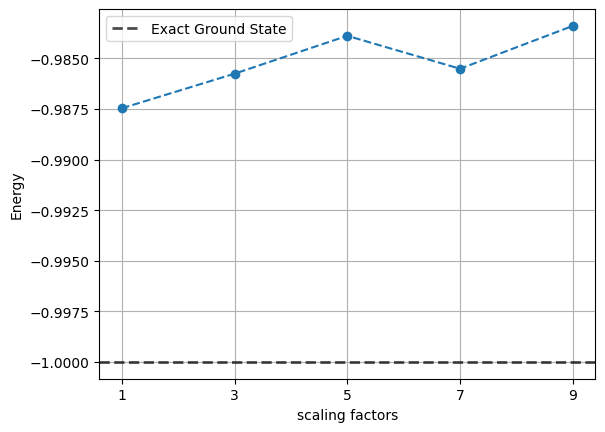
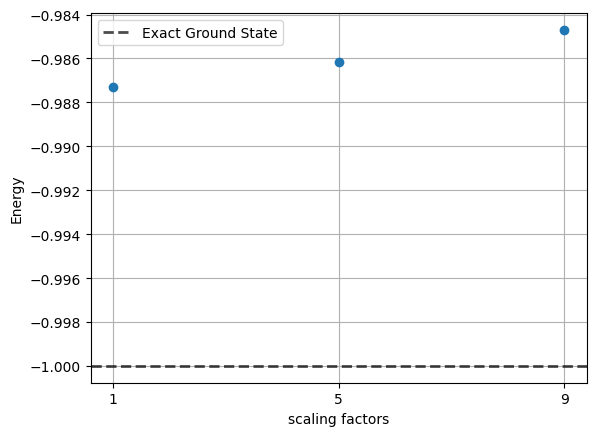
Unified diff of the notebook cell whose output changed from the first chart to the second:
--- before
+++ after
@@ -1,8 +1,8 @@
 estimator_combined.skip_transpilation = True
-job = estimator_depol.run([(folded_circuits[i], transpiled_observable, result_depol.x)
+job = estimator_combined.run([(folded_circuits[i], transpiled_observable, result_depol.x)
                             for i in range(len(folded_circuits))])
 expvals = [job.result()[i].data.evs for i in range(len(folded_circuits))]
 
-plt.plot(scaling_factors, expvals, 'o--')
+plt.plot(scaling_factors, expvals, 'o')
 plt.xlabel("scaling factors")
 plt.ylabel("Energy")

Commit: update ZNE plots